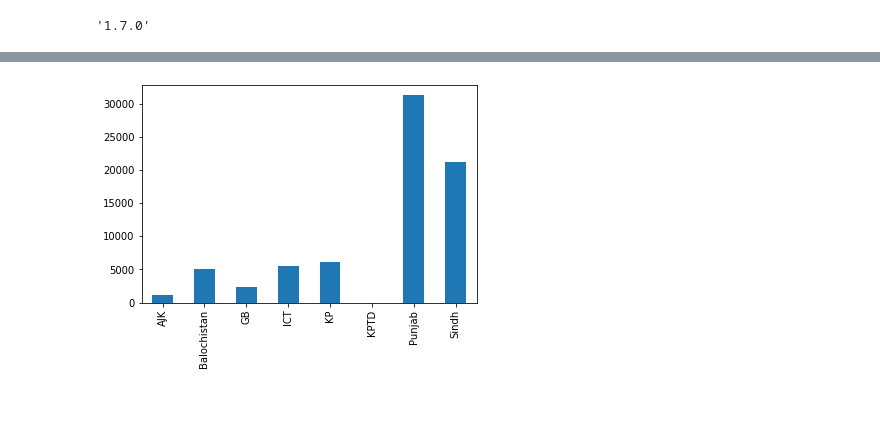
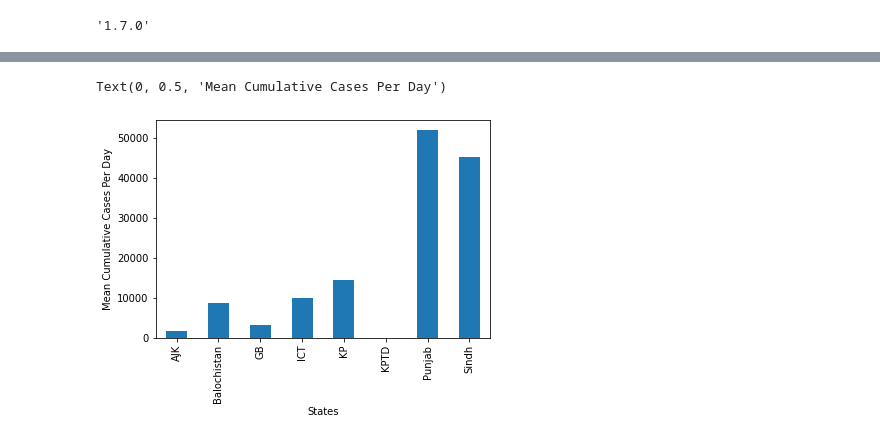
Before and after one commit to komzy/Beethoven-Piano-Music-Creator, a Jupyter notebook: week1/Spark_with_ML_Week_1_Assignment.ipynb, the cells around one changed output, grey strips where cells are left out. Saved outputs shown, nothing was run; the diff lists cells and outputs as text; code cells hidden in the pictures; blank space fills up the shorter version.

```diff
--- a/week1/Spark_with_ML_Week_1_Assignment.ipynb
+++ b/week1/Spark_with_ML_Week_1_Assignment.ipynb
@@ -281,15 +281,17 @@ states_summary_kdf
 # %%
 columns_cumulative= ["AJK",
                       "Balochistan",
                       "GB",
                       "ICT",
                       "KP",
                       "KPTD",
                       #"Mobile Lab",
                       "Punjab",
                       "Sindh"]
 states_cumulative_summarykdf= states_summary_kdf.loc[['mean','50%'], columns_cumulative]
-# mean = states_cumulative_summarykdf.loc['mean'].plot.bar()
-median = states_cumulative_summarykdf.loc['50%'].plot.bar()
+mean=states_cumulative_summarykdf.loc['mean'].plot.bar()
+mean.axes.set_xlabel('States')
+mean.axes.set_ylabel('Mean Cumulative Cases Per Day')
 # %% [output]
+Text(0, 0.5, 'Mean Cumulative Cases Per Day')
-[figure, old version]
+[figure, new version]
```
Also changed, not shown: parts of 8 cells of this notebook.
